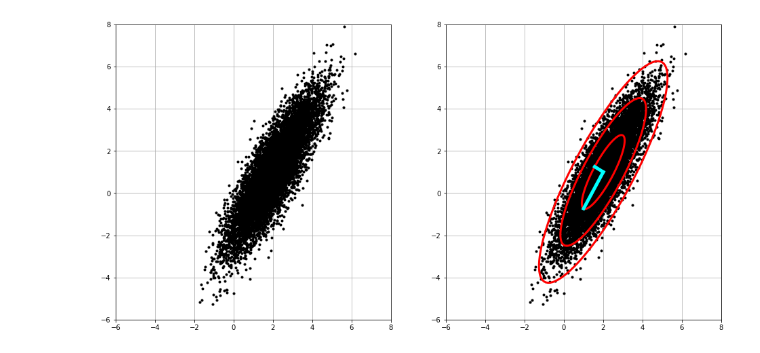
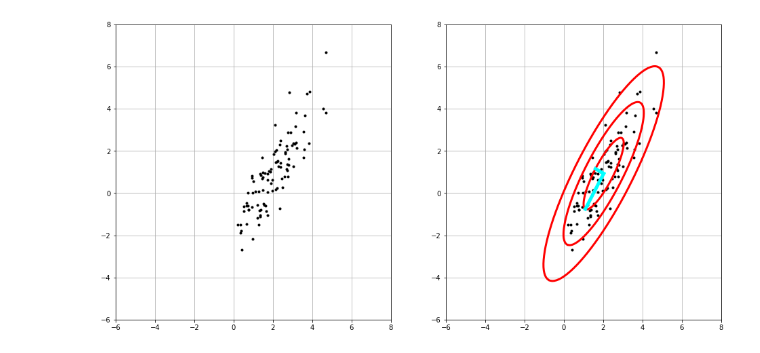
Before and after one commit to qlinhta/my-notes, a Jupyter notebook: notebooks/PCAGaussian.ipynb, the cells around one changed output. Drawn from its saved outputs; the diff is of its cells as text; code cells hidden in the pictures.

```diff
--- a/notebooks/PCAGaussian.ipynb
+++ b/notebooks/PCAGaussian.ipynb
@@ -12,7 +12,7 @@ theta = np.pi / 3  # Rotate cloud by pi/3
 R = np.array([[np.cos(theta), -np.sin(theta)],  # Rotation matrix
               [np.sin(theta), np.cos(theta)]])
 
-nPoints = 10000  # Create 10,000 points
+nPoints = 100  # Create 10,000 points
 X = R @ np.diag(sig) @ np.random.randn(2, nPoints) + np.diag(xC) @ np.ones((2, nPoints))
 
 fig = plt.figure()
@@ -26,31 +26,31 @@ plt.ylim((-6, 8))
 
 Xavg = np.mean(X, axis=1)  # Compute mean
 B = X - np.tile(Xavg, (nPoints, 1)).T  # Mean-subtracted data
 
 # Find principal components (SVD)
 U, S, VT = np.linalg.svd(B / np.sqrt(nPoints), full_matrices=0)
 
 ax2 = fig.add_subplot(122)
 ax2.plot(X[0, :], X[1, :], '.', c='k')  # Plot data to overlay PCA
 ax2.grid()
 plt.xlim((-6, 8))
 plt.ylim((-6, 8))
 
 theta = 2 * np.pi * np.arange(0, 1, 0.01)
 
 # 1-std confidence interval
 Xstd = U @ np.diag(S) @ np.array([np.cos(theta), np.sin(theta)])
 
 ax2.plot(Xavg[0] + Xstd[0, :], Xavg[1] + Xstd[1, :], '-', c='r', lw=3)
 ax2.plot(Xavg[0] + 2 * Xstd[0, :], Xavg[1] + 2 * Xstd[1, :], '-', c='r', lw=3)
 ax2.plot(Xavg[0] + 3 * Xstd[0, :], Xavg[1] + 3 * Xstd[1, :], '-', c='r', lw=3)
 
 # Plot principal components U[:,0]S[0] and U[:,1]S[1]
 ax2.plot(np.array([Xavg[0], Xavg[0] + U[0, 0] * S[0]]),
          np.array([Xavg[1], Xavg[1] + U[1, 0] * S[0]]), '-', c='cyan', lw=5)
 ax2.plot(np.array([Xavg[0], Xavg[0] + U[0, 1] * S[1]]),
          np.array([Xavg[1], Xavg[1] + U[1, 1] * S[1]]), '-', c='cyan', lw=5)
 
 plt.show()
 # %% [output]
-[figure, old version]
+[figure, new version]
```
Also changed, not shown: 5 other files.
